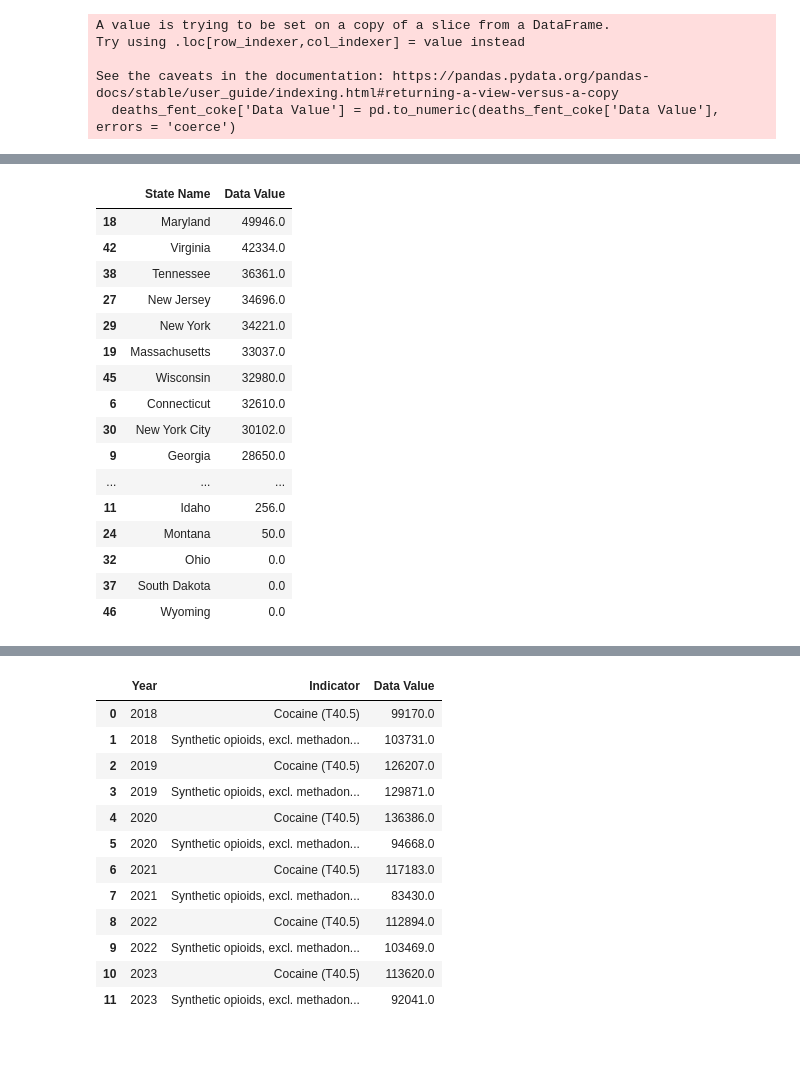
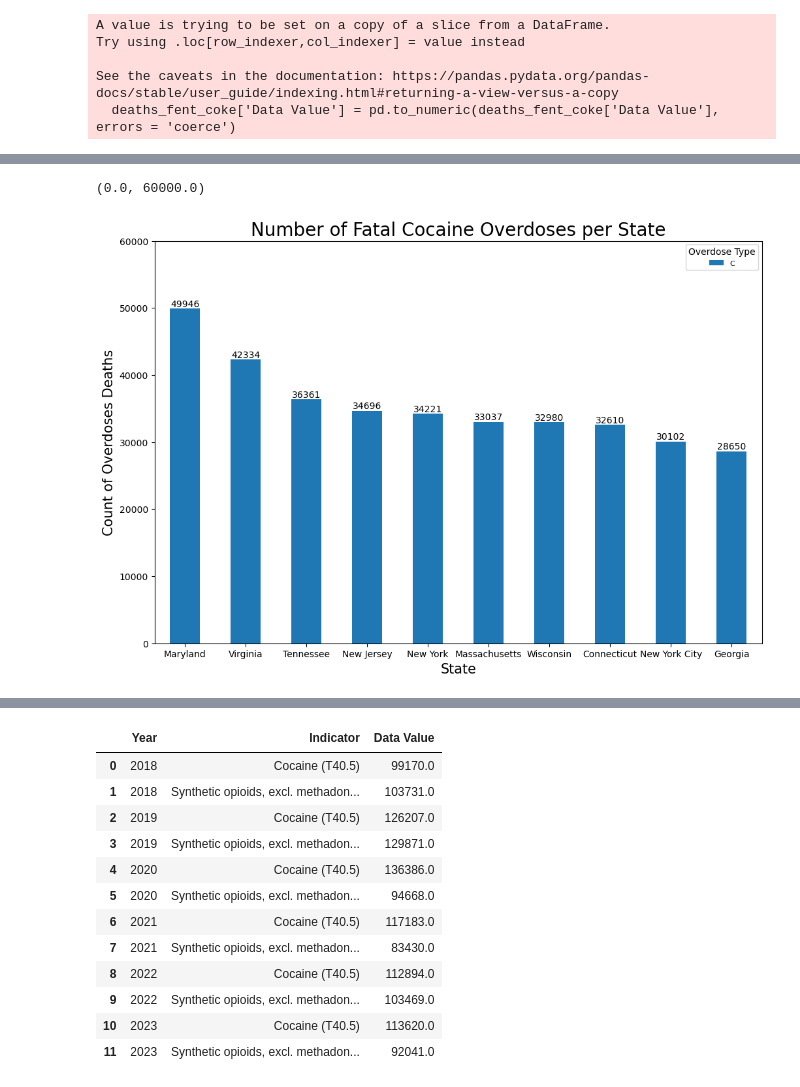
Before and after one commit to dorinajordan22/da14_capstone_2023_cocaine_and_fentanyl_analysis-, a Jupyter notebook: notebooks/2018_2023_cocaine_and_fentanyl_analysis.ipynb, the cells around one changed output, grey strips where cells are left out. Saved outputs shown, nothing was run; the diff lists cells and outputs as text; code cells hidden in the pictures; blank space fills up the shorter version.

```diff
--- a/notebooks/2018_2023_cocaine_and_fentanyl_analysis.ipynb
+++ b/notebooks/2018_2023_cocaine_and_fentanyl_analysis.ipynb
@@ -622,25 +600,23 @@ coke_per_state = (
     .groupby('State Name')['Data Value'].sum().reset_index()
     .sort_values(by='Data Value',ascending=False)
 )
-coke_per_state
+
+top10statecokeod=coke_per_state.head(10)
-# %% [output]
-|  | State Name | Data Value |
-| 18 | Maryland | 49946.0 |
-| 42 | Virginia | 42334.0 |
-| 38 | Tennessee | 36361.0 |
-| 27 | New Jersey | 34696.0 |
-| 29 | New York | 34221.0 |
-| 19 | Massachusetts | 33037.0 |
-| 45 | Wisconsin | 32980.0 |
-| 6 | Connecticut | 32610.0 |
-| 30 | New York City | 30102.0 |
-| 9 | Georgia | 28650.0 |
-| ... | ... | ... |
-| 11 | Idaho | 256.0 |
-| 24 | Montana | 50.0 |
-| 32 | Ohio | 0.0 |
-| 37 | South Dakota | 0.0 |
-| 46 | Wyoming | 0.0 |
+# %%
+ax = top10statecokeod.plot(x='State Name', y='Data Value', kind= 'bar', figsize=(12,8))
+
+for container in ax.containers:
+    ax.bar_label(container, label_type='edge')
+
+plt.xlabel('State', fontsize=15)
+plt.ylabel('Count of Overdoses Deaths', fontsize=15)
+plt.title('Number of Fatal Cocaine Overdoses per State', fontsize=20)
+plt.legend('Cocaine Deaths', title='Overdose Type', title_fontsize=10, fontsize=8)
+plt.xticks(rotation=0)
+plt.ylim(bottom=0, top=60000)
+# %% [output]
+(0.0, 60000.0)
+[figure, added]
 # %%
 fent_per_state = (
     years2018_2023
```
Also changed, not shown: parts of 8 cells of this notebook.
